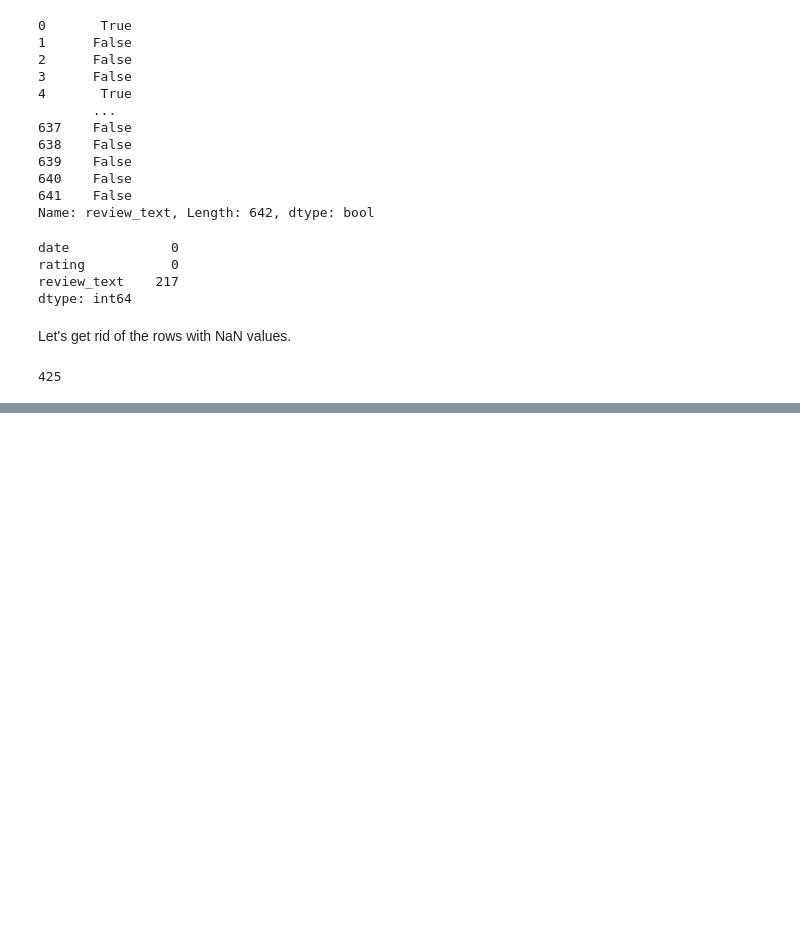
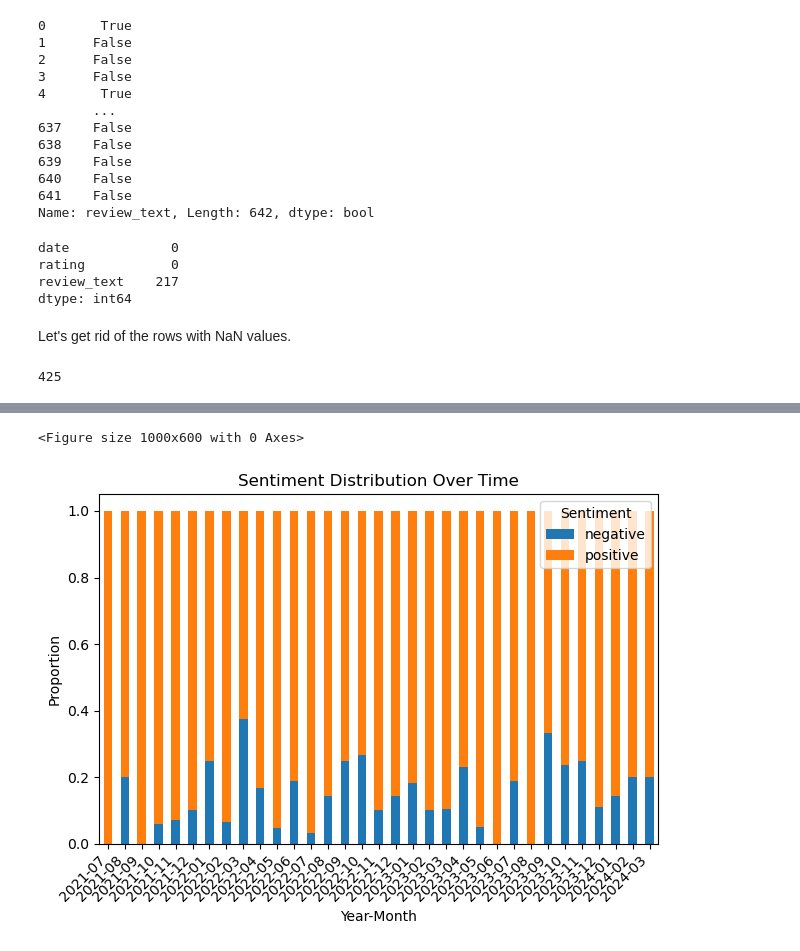
Before and after one commit to cyborgrob/MT_Reviews_SA, a Jupyter notebook: consolidate_reviews.ipynb, the cells around one changed output, grey strips where cells are left out. Drawn from its saved outputs; the diff is of its cells as text; code cells hidden in the pictures; blank space fills up the shorter version.

```diff
--- a/consolidate_reviews.ipynb
+++ b/consolidate_reviews.ipynb
@@ -155,0 +261,22 @@ cleaned_df.to_csv("cleaned.csv", index=False)
+# %%
+# Convert 'date' column to 'datetime' dtype if needed
+df['date'] = pd.to_datetime(df['date'])
+
+# Compare sentiment distribution across different time periods (e.g., months or years)
+df['year_month'] = df['date'].dt.to_period('M')
+sentiment_by_month = df.groupby(['year_month', 'sentiment']).size().unstack(fill_value=0)
+sentiment_by_month_percentage = sentiment_by_month.div(sentiment_by_month.sum(axis=1), axis=0)
+
+# Plot sentiment distribution over time
+plt.figure(figsize=(10, 6))
+sentiment_by_month_percentage.plot(kind='bar', stacked=True)
+plt.title('Sentiment Distribution Over Time')
+plt.xlabel('Year-Month')
+plt.ylabel('Proportion')
+plt.legend(title='Sentiment')
+plt.xticks(rotation=45, ha='right')
+plt.tight_layout()
+plt.show()
+# %% [output]
+<Figure size 1000x600 with 0 Axes>
+[figure, added]
```
Also changed, not shown: parts of 15 cells of this notebook.
